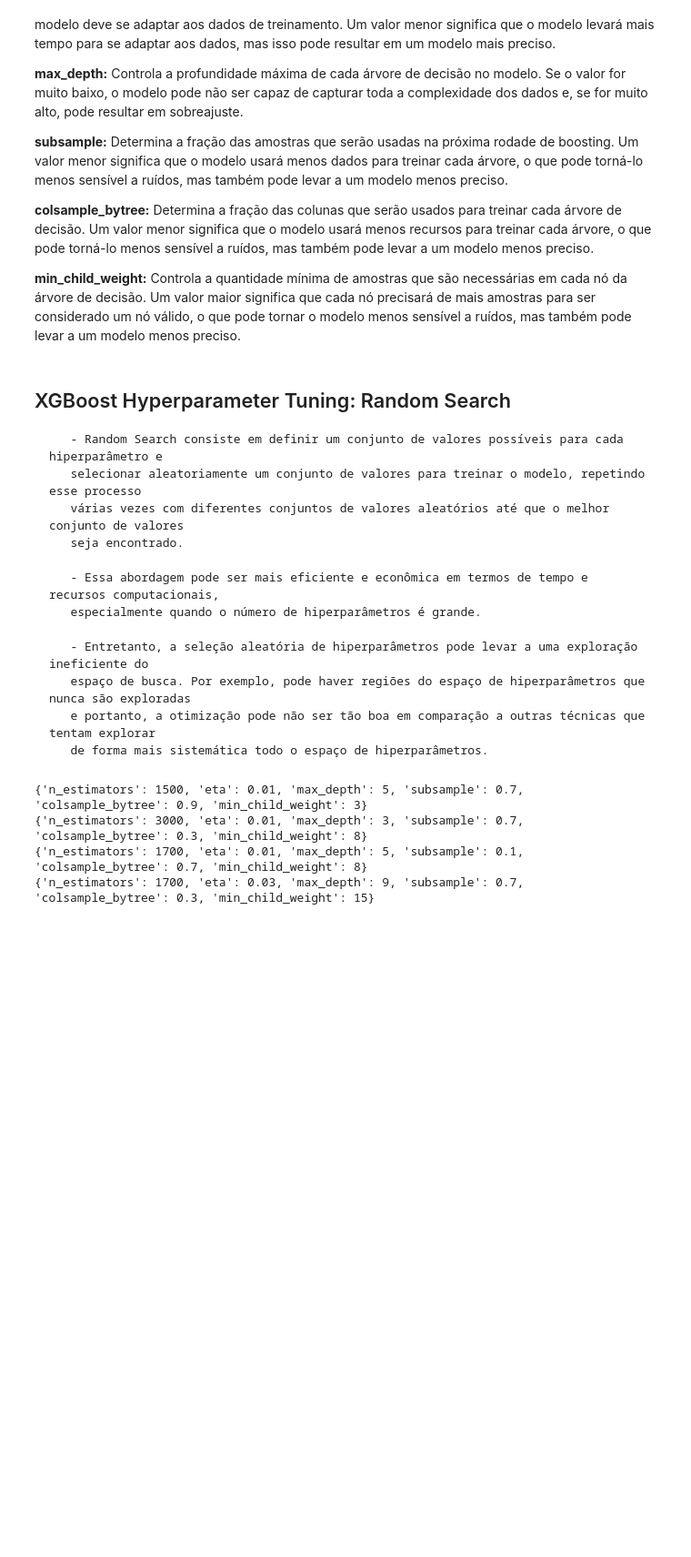
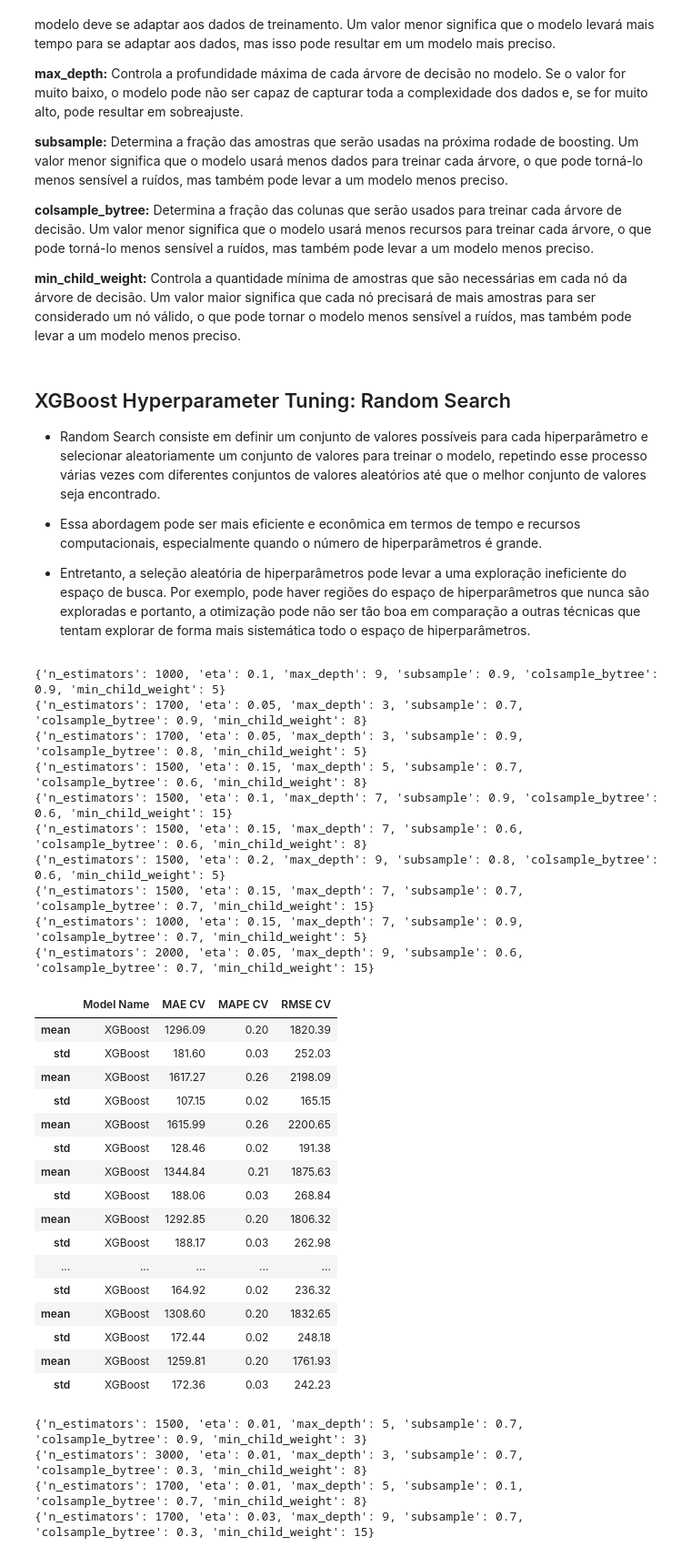
Before and after one commit to LidAlmeida/rossmann_prediction, a Jupyter notebook: notebooks/2.0-sales-prediction-rossmann_LA.ipynb, the cells around one changed output. Shown at 91% size. Saved outputs shown, nothing was run; the diff lists cells and outputs as text; code cells hidden in the pictures; blank space fills up the shorter version.

```diff
--- a/notebooks/2.0-sales-prediction-rossmann_LA.ipynb
+++ b/notebooks/2.0-sales-prediction-rossmann_LA.ipynb
@@ -680,23 +680,66 @@ modelling_result.to_csv('modelling_result_cross_validation.csv')
 ## XGBoost Hyperparameter Tuning: Random Search
 
 
-       - Random Search consiste em definir um conjunto de valores possíveis para cada hiperparâmetro e
-       selecionar aleatoriamente um conjunto de valores para treinar o modelo, repetindo esse processo
-       várias vezes com diferentes conjuntos de valores aleatórios até que o melhor conjunto de valores
-       seja encontrado.
+- Random Search consiste em definir um conjunto de valores possíveis para cada hiperparâmetro e selecionar aleatoriamente um conjunto de valores para treinar o modelo, repetindo esse processo várias vezes com diferentes conjuntos de valores aleatórios até que o melhor conjunto de valores seja encontrado.
 
-       - Essa abordagem pode ser mais eficiente e econômica em termos de tempo e recursos computacionais,
-       especialmente quando o número de hiperparâmetros é grande.
+- Essa abordagem pode ser mais eficiente e econômica em termos de tempo e recursos computacionais, especialmente quando o número de hiperparâmetros é grande.
 
-       - Entretanto, a seleção aleatória de hiperparâmetros pode levar a uma exploração ineficiente do
-       espaço de busca. Por exemplo, pode haver regiões do espaço de hiperparâmetros que nunca são exploradas
-       e portanto, a otimização pode não ser tão boa em comparação a outras técnicas que tentam explorar
-       de forma mais sistemática todo o espaço de hiperparâmetros.
+- Entretanto, a seleção aleatória de hiperparâmetros pode levar a uma exploração ineficiente do espaço de busca. Por exemplo, pode haver regiões do espaço de hiperparâmetros que nunca são exploradas e portanto, a otimização pode não ser tão boa em comparação a outras técnicas que tentam explorar de forma mais sistemática todo o espaço de hiperparâmetros.
 # %%
 # Definir os hiperparâmetros e seus valores
-params = [{'n_estimators': [1500, 1700, 2500, 3000],
-           'eta': [0.01, 0.03],
-           'max_depth': [3, 5, 9],
-           'subsample': [0.1, 0.5, 0.7],
-           'colsample_bytree': [0.3, 0.7, 0.9],
-           'min_child_weight': [3, 8, 15]}]
+params = {'n_estimators': [1000, 1500, 1700, 2000],
+           'eta': [0.05, 0.1, 0.15, 0.2],
+           'max_depth': [3, 5, 7, 9],
+           'subsample': [0.6, 0.7, 0.8, 0.9],
+           'colsample_bytree': [0.6, 0.7, 0.8, 0.9],
+           'min_child_weight': [5, 8, 15]}
+# %%
+# Dataframe vazio para armazenar os resultados da validação cruzada
+final_result = pd.DataFrame()
+# Define o n° máximo de iterações da busca de hiperparâmetros
+max_eval = 10
+
+for i in range(max_eval):
+  hp = {k: random.sample(v,1)[0] for k,v in params.items()}
+  print(hp)
+
+  xgb_model = xgb.XGBRegressor(objective = 'reg:squarederror',
+                        n_estimators = hp['n_estimators'],
+                        eta = hp['eta'],
+                        max_depth = hp['max_depth'],
+                        subsample = hp['subsample'],
+                        colsample_bytree = hp['colsample_bytree'],
+                        min_child_weight=hp['min_child_weight'])
+
+  result = cross_validation(X_training, 'XGBoost', xgb_model, kfold=5)
+  final_result = pd.concat([final_result, result])
+
+final_result
+# %% [output]
+{'n_estimators': 1000, 'eta': 0.1, 'max_depth': 9, 'subsample': 0.9, 'colsample_bytree': 0.9, 'min_child_weight': 5}
+{'n_estimators': 1700, 'eta': 0.05, 'max_depth': 3, 'subsample': 0.7, 'colsample_bytree': 0.9, 'min_child_weight': 8}
+{'n_estimators': 1700, 'eta': 0.05, 'max_depth': 3, 'subsample': 0.9, 'colsample_bytree': 0.8, 'min_child_weight': 5}
+{'n_estimators': 1500, 'eta': 0.15, 'max_depth': 5, 'subsample': 0.7, 'colsample_bytree': 0.6, 'min_child_weight': 8}
+{'n_estimators': 1500, 'eta': 0.1, 'max_depth': 7, 'subsample': 0.9, 'colsample_bytree': 0.6, 'min_child_weight': 15}
+{'n_estimators': 1500, 'eta': 0.15, 'max_depth': 7, 'subsample': 0.6, 'colsample_bytree': 0.6, 'min_child_weight': 8}
+{'n_estimators': 1500, 'eta': 0.2, 'max_depth': 9, 'subsample': 0.8, 'colsample_bytree': 0.6, 'min_child_weight': 5}
+{'n_estimators': 1500, 'eta': 0.15, 'max_depth': 7, 'subsample': 0.7, 'colsample_bytree': 0.7, 'min_child_weight': 15}
+{'n_estimators': 1000, 'eta': 0.15, 'max_depth': 7, 'subsample': 0.9, 'colsample_bytree': 0.7, 'min_child_weight': 5}
+{'n_estimators': 2000, 'eta': 0.05, 'max_depth': 9, 'subsample': 0.6, 'colsample_bytree': 0.7, 'min_child_weight': 15}
+|  | Model Name | MAE CV | MAPE CV | RMSE CV |
+| mean | XGBoost | 1296.09 | 0.20 | 1820.39 |
+| std | XGBoost | 181.60 | 0.03 | 252.03 |
+| mean | XGBoost | 1617.27 | 0.26 | 2198.09 |
+| std | XGBoost | 107.15 | 0.02 | 165.15 |
+| mean | XGBoost | 1615.99 | 0.26 | 2200.65 |
+| std | XGBoost | 128.46 | 0.02 | 191.38 |
+| mean | XGBoost | 1344.84 | 0.21 | 1875.63 |
+| std | XGBoost | 188.06 | 0.03 | 268.84 |
+| mean | XGBoost | 1292.85 | 0.20 | 1806.32 |
+| std | XGBoost | 188.17 | 0.03 | 262.98 |
+| ... | ... | ... | ... | ... |
+| std | XGBoost | 164.92 | 0.02 | 236.32 |
+| mean | XGBoost | 1308.60 | 0.20 | 1832.65 |
+| std | XGBoost | 172.44 | 0.02 | 248.18 |
+| mean | XGBoost | 1259.81 | 0.20 | 1761.93 |
+| std | XGBoost | 172.36 | 0.03 | 242.23 |
```
Also changed, not shown: parts of 24 cells of this notebook, 5 other files.
